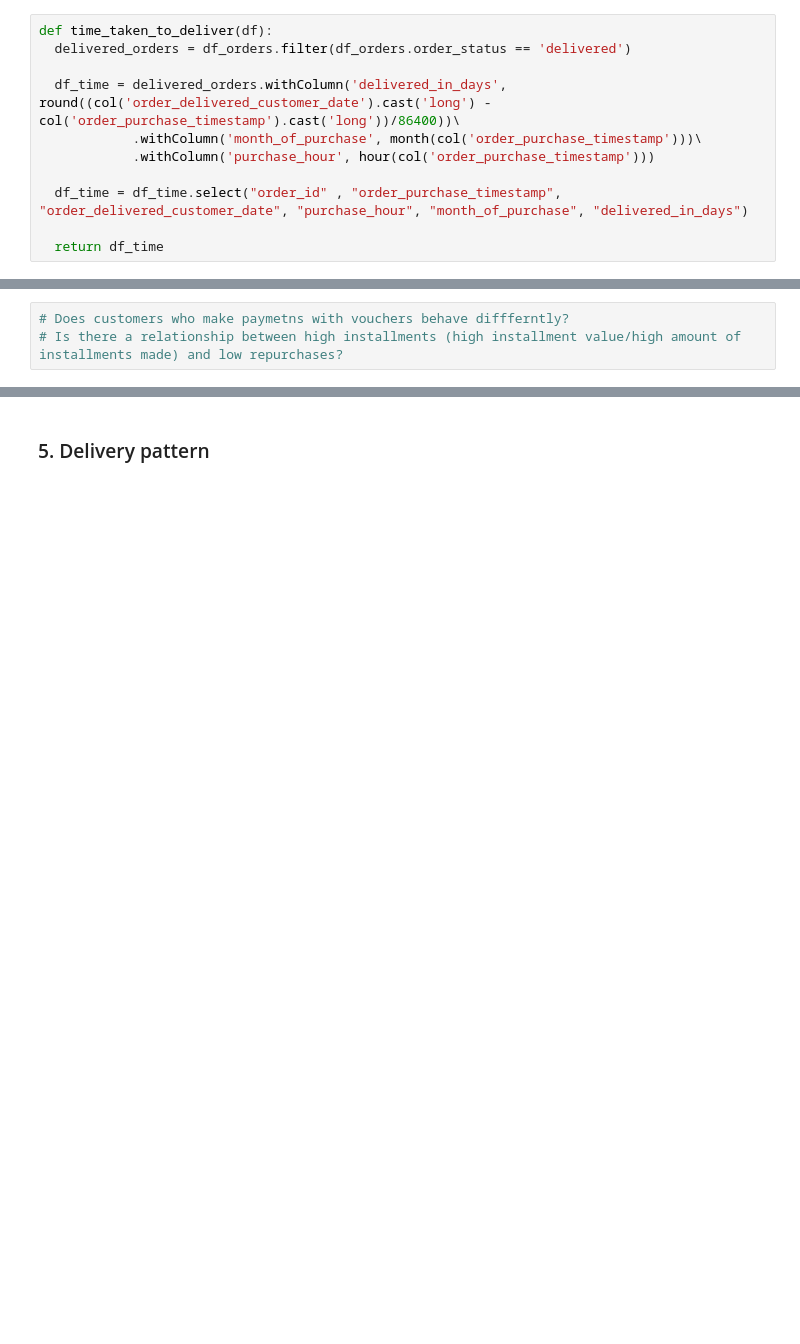
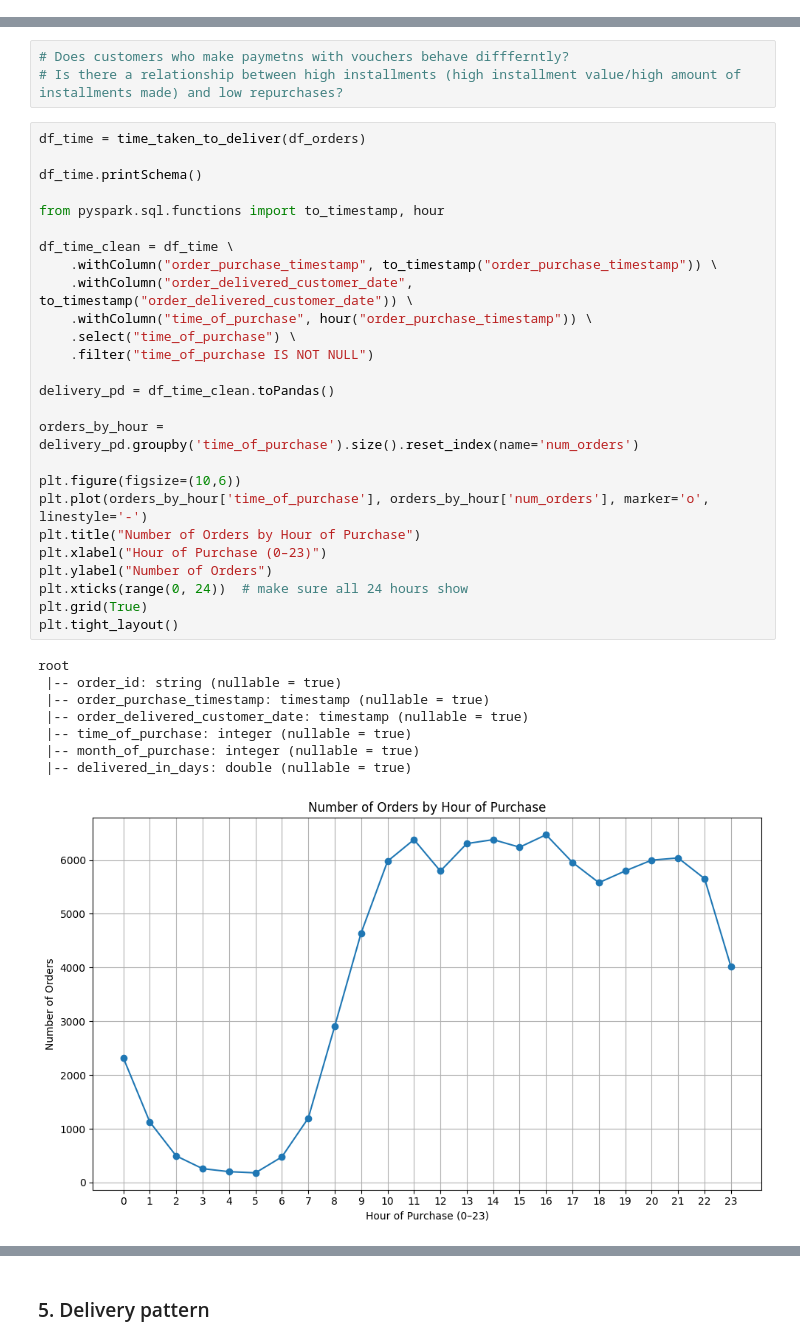
Before and after one commit to FutureYY/309Project, a Jupyter notebook: eda.ipynb, the cells around one changed output, grey strips where cells are left out. Saved outputs shown, nothing was run; the diff lists cells and outputs as text; blank space fills up the shorter version.

```diff
--- a/eda.ipynb
+++ b/eda.ipynb
@@ -104,11 +107,0 @@ To prepare, clean, insightful dataset with features that will be helpful in help
-# %%
-def time_taken_to_deliver(df):
-  delivered_orders = df_orders.filter(df_orders.order_status == 'delivered')
-
-  df_time = delivered_orders.withColumn('delivered_in_days', round((col('order_delivered_customer_date').cast('long') - col('order_purchase_timestamp').cast('long'))/86400))\
-            .withColumn('month_of_purchase', month(col('order_purchase_timestamp')))\
-            .withColumn('purchase_hour', hour(col('order_purchase_timestamp')))
-
-  df_time = df_time.select("order_id" , "order_purchase_timestamp", "order_delivered_customer_date", "purchase_hour", "month_of_purchase", "delivered_in_days")
-
-  return df_time
@@ -134,3 +131,38 @@ def time_taken_to_deliver(df):
 # %%
 # Does customers who make paymetns with vouchers behave diffferntly?
 # Is there a relationship between high installments (high installment value/high amount of installments made) and low repurchases?
+# %%
+df_time = time_taken_to_deliver(df_orders)
+
+df_time.printSchema()
+
+from pyspark.sql.functions import to_timestamp, hour
+
+df_time_clean = df_time \
+    .withColumn("order_purchase_timestamp", to_timestamp("order_purchase_timestamp")) \
+    .withColumn("order_delivered_customer_date", to_timestamp("order_delivered_customer_date")) \
+    .withColumn("time_of_purchase", hour("order_purchase_timestamp")) \
+    .select("time_of_purchase") \
+    .filter("time_of_purchase IS NOT NULL")
+
+delivery_pd = df_time_clean.toPandas()
+
+orders_by_hour = delivery_pd.groupby('time_of_purchase').size().reset_index(name='num_orders')
+
+plt.figure(figsize=(10,6))
+plt.plot(orders_by_hour['time_of_purchase'], orders_by_hour['num_orders'], marker='o', linestyle='-')
+plt.title("Number of Orders by Hour of Purchase")
+plt.xlabel("Hour of Purchase (0–23)")
+plt.ylabel("Number of Orders")
+plt.xticks(range(0, 24))  # make sure all 24 hours show
+plt.grid(True)
+plt.tight_layout()
+# %% [output]
+root
+ |-- order_id: string (nullable = true)
+ |-- order_purchase_timestamp: timestamp (nullable = true)
+ |-- order_delivered_customer_date: timestamp (nullable = true)
+ |-- time_of_purchase: integer (nullable = true)
+ |-- month_of_purchase: integer (nullable = true)
+ |-- delivered_in_days: double (nullable = true)
+[figure, added]
```
Also changed, not shown: parts of 10 cells of this notebook, 5 other files.
